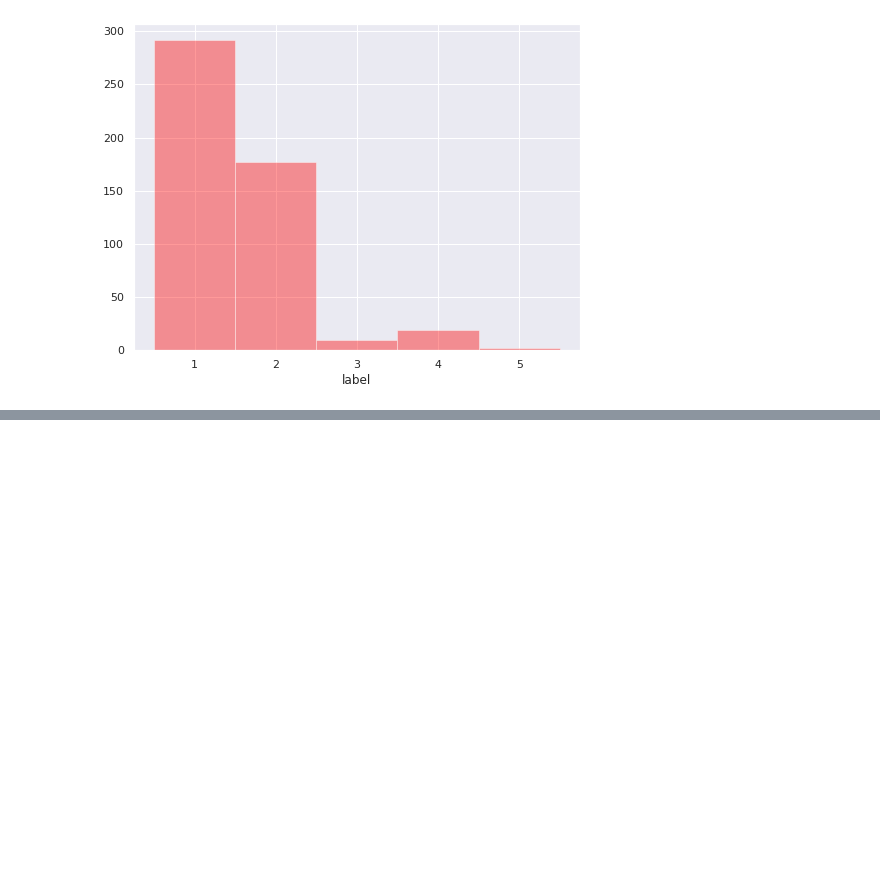
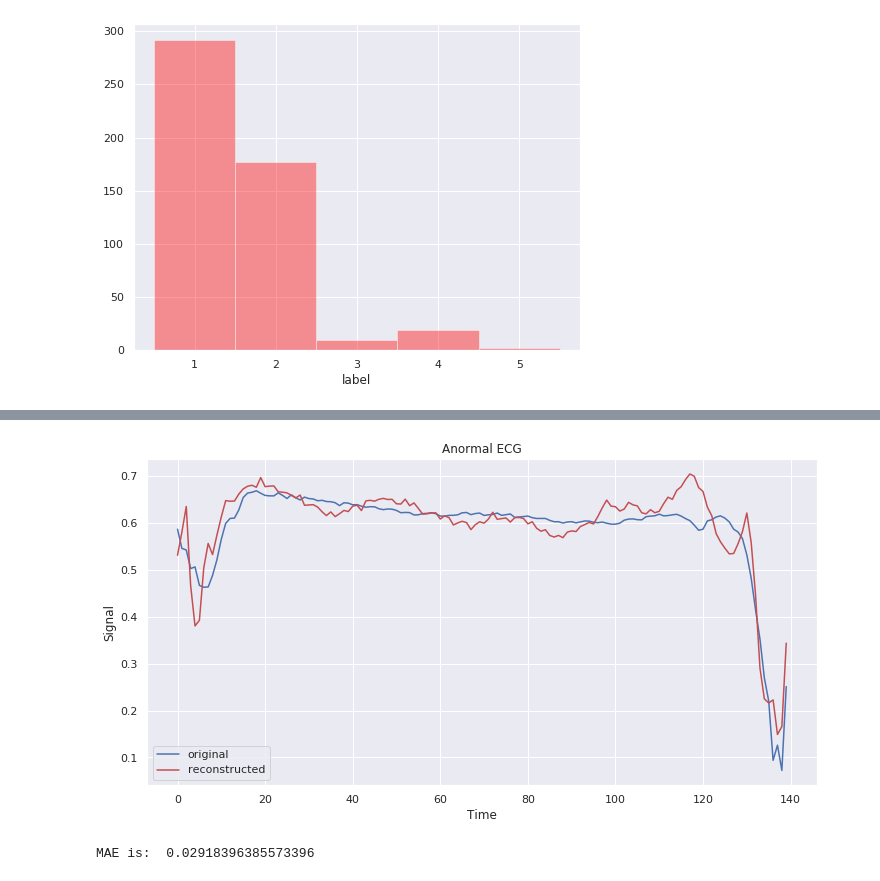
Before and after one commit to luigisaetta/anomalydetection, a Jupyter notebook: ECG5000.ipynb, the cells around one changed output, grey strips where cells are left out. Cells and saved outputs as stored; diff of their text form; code cells hidden in the pictures; blank space fills up the shorter version.

```diff
--- a/ECG5000.ipynb
+++ b/ECG5000.ipynb
@@ -448,0 +550,29 @@ Specificity is:  0.949
+# %%
+# do some plot
+
+# anomal
+
+INDEX = np.random.randint(0, high=len(X_test_anomal_scaled))
+
+
+vet = X_test_anomal_scaled[INDEX]
+pred = X_test_anomal_predicted[INDEX]
+time = np.arange(len(vet))
+
+plt.figure(figsize = (12,6))
+
+plt.title('Anormal ECG')
+plt.plot(time, vet, 'b')
+plt.plot(time, pred, 'r')
+
+plt.xlabel('Time')
+plt.ylabel('Signal')
+plt.legend(['original','reconstructed'])
+
+plt.show()
+
+MAE = np.mean(np.abs(vet - pred))
+print('MAE is: ', MAE)
+# %% [output]
+[figure, added]
+MAE is:  0.02918396385573396
```
Also changed, not shown: parts of 22 cells of this notebook, 2 other files.
